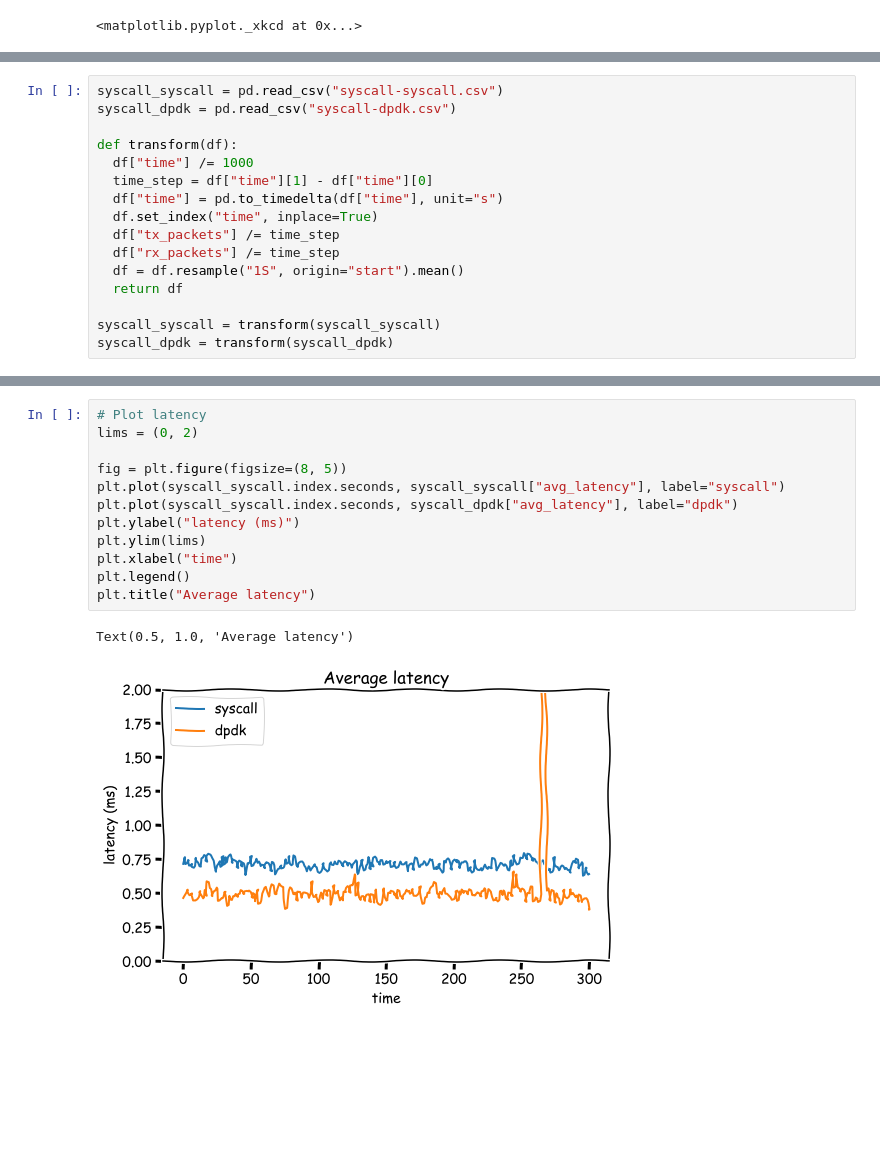
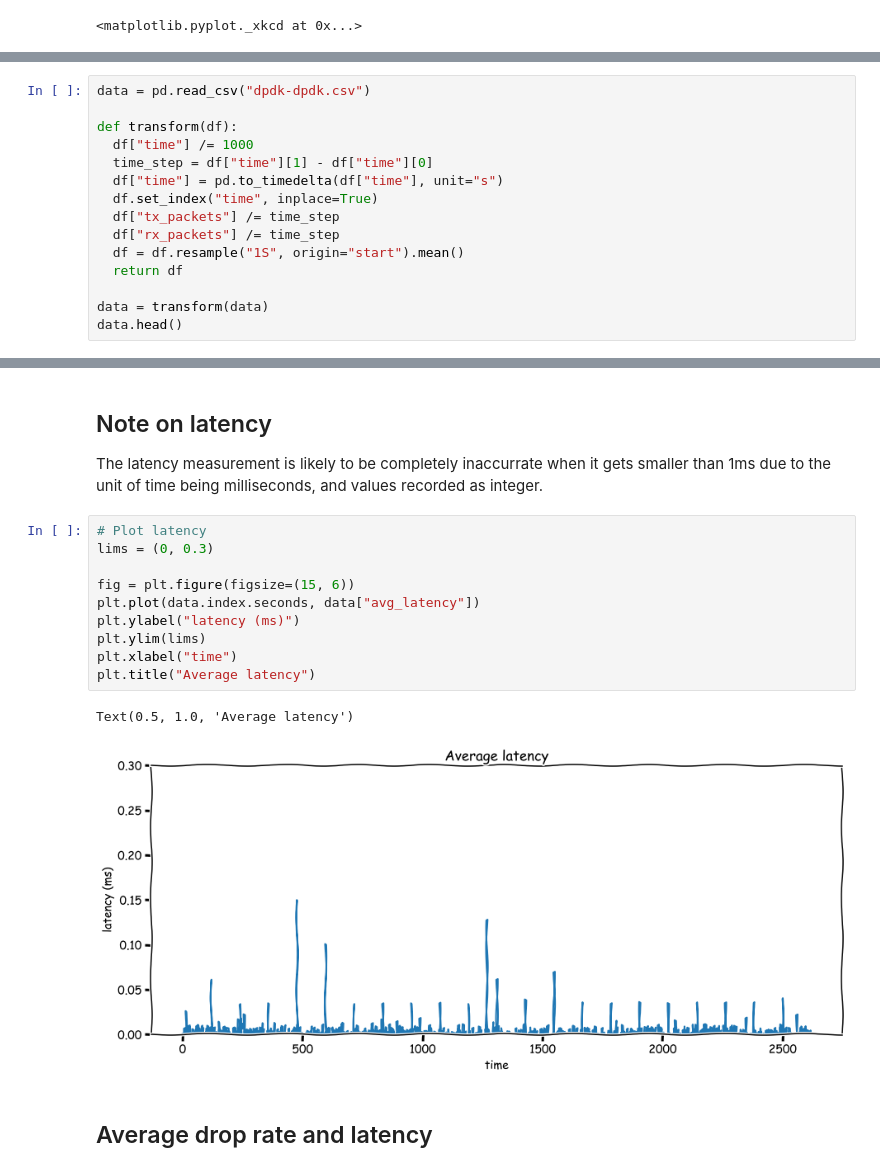
Before and after one commit to micromaomao/dpdk-project, a Jupyter notebook: data/a.ipynb, the cells around one changed output, grey strips where cells are left out. Cells and saved outputs as stored; diff of their text form; blank space fills up the shorter version.

Commit message:
Graphs

```diff
--- a/data/a.ipynb
+++ b/data/a.ipynb
@@ -11,6 +16,5 @@ plt.xkcd()
 # %%
-syscall_syscall = pd.read_csv("syscall-syscall.csv")
-syscall_dpdk = pd.read_csv("syscall-dpdk.csv")
+data = pd.read_csv("dpdk-dpdk.csv")
 
 def transform(df):
   df["time"] /= 1000
@@ -22,5 +26,5 @@ def transform(df):
   df = df.resample("1S", origin="start").mean()
   return df
 
-syscall_syscall = transform(syscall_syscall)
-syscall_dpdk = transform(syscall_dpdk)
+data = transform(data)
+data.head()
@@ -61,15 +62,19 @@ Text(0.5, 1.0, 'Drop rate')
+# %% [markdown]
+## Note on latency
+
+The latency measurement is likely to be completely inaccurrate when it gets smaller than 1ms due to the unit of time being milliseconds, and values recorded as integer.
 # %%
 # Plot latency
-lims = (0, 2)
+lims = (0, 0.3)
 
-fig = plt.figure(figsize=(8, 5))
-plt.plot(syscall_syscall.index.seconds, syscall_syscall["avg_latency"], label="syscall")
-plt.plot(syscall_syscall.index.seconds, syscall_dpdk["avg_latency"], label="dpdk")
+fig = plt.figure(figsize=(15, 6))
+plt.plot(data.index.seconds, data["avg_latency"])
 plt.ylabel("latency (ms)")
 plt.ylim(lims)
 plt.xlabel("time")
-plt.legend()
 plt.title("Average latency")
 # %% [output]
 Text(0.5, 1.0, 'Average latency')
-[figure, old version]
+[figure, new version]
+# %% [markdown]
+## Average drop rate and latency
```
Also changed, not shown: parts of 7 cells of this notebook, 2 other files.
